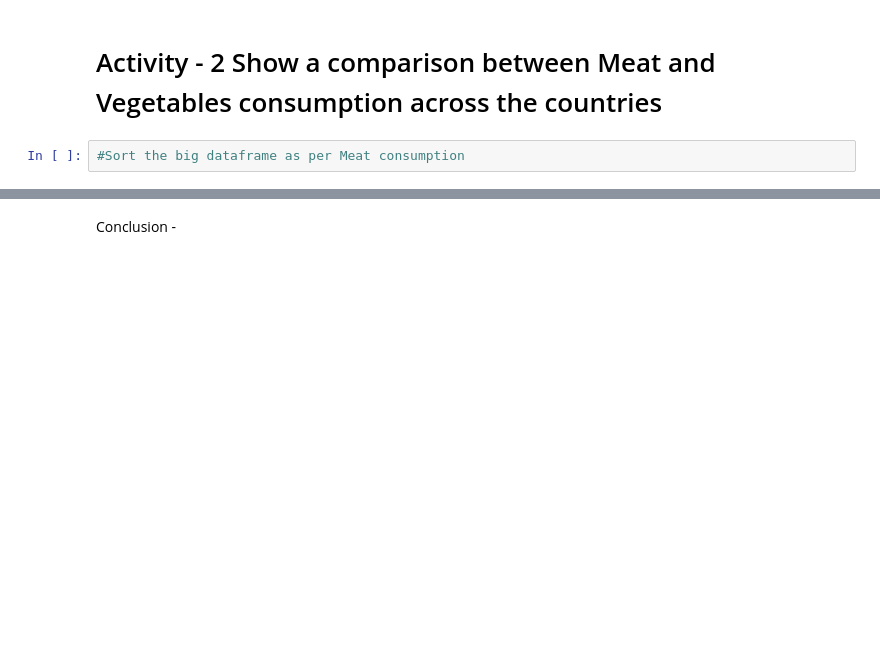
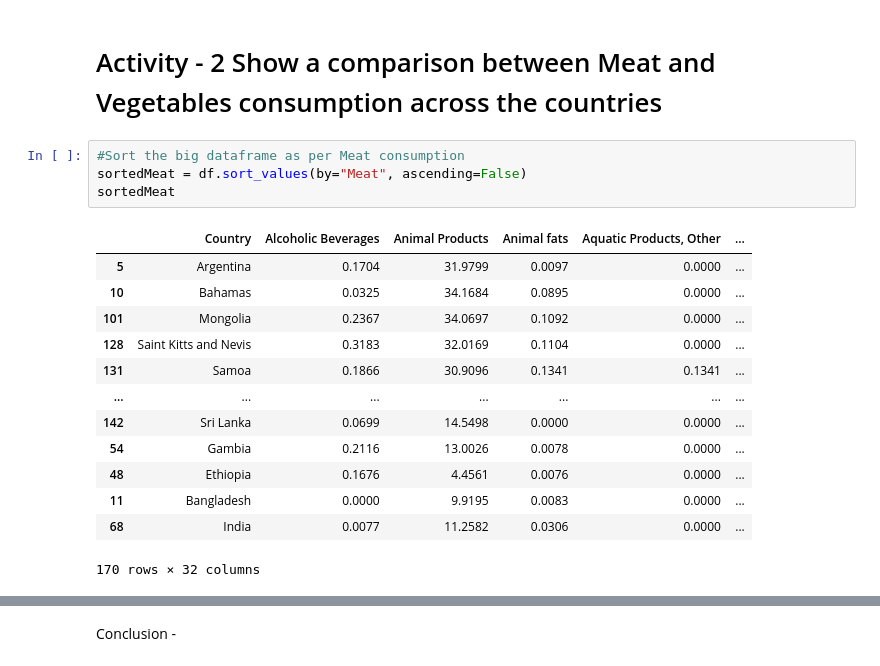
Before and after one commit to traliotube/Whitehat-Python, a Jupyter notebook: ADV-196/Project/C196-student-project.ipynb, the cells around one changed output, grey strips where cells are left out. Saved outputs shown, nothing was run; the diff lists cells and outputs as text; blank space fills up the shorter version.

```diff
--- a/ADV-196/Project/C196-student-project.ipynb
+++ b/ADV-196/Project/C196-student-project.ipynb
@@ -151,5 +151,21 @@ Conclusion -
 # Activity - 2 Show a comparison between Meat and Vegetables consumption across the countries
 # %%
 #Sort the big dataframe as per Meat consumption
+sortedMeat = df.sort_values(by="Meat", ascending=False)
+sortedMeat
+# %% [output]
+|  | Country | Alcoholic Beverages | Animal Products | Animal fats | Aquatic Products, Other | ... |
+| 5 | Argentina | 0.1704 | 31.9799 | 0.0097 | 0.0000 | ... |
+| 10 | Bahamas | 0.0325 | 34.1684 | 0.0895 | 0.0000 | ... |
+| 101 | Mongolia | 0.2367 | 34.0697 | 0.1092 | 0.0000 | ... |
+| 128 | Saint Kitts and Nevis | 0.3183 | 32.0169 | 0.1104 | 0.0000 | ... |
+| 131 | Samoa | 0.1866 | 30.9096 | 0.1341 | 0.1341 | ... |
+| ... | ... | ... | ... | ... | ... | ... |
+| 142 | Sri Lanka | 0.0699 | 14.5498 | 0.0000 | 0.0000 | ... |
+| 54 | Gambia | 0.2116 | 13.0026 | 0.0078 | 0.0000 | ... |
+| 48 | Ethiopia | 0.1676 | 4.4561 | 0.0076 | 0.0000 | ... |
+| 11 | Bangladesh | 0.0000 | 9.9195 | 0.0083 | 0.0000 | ... |
+| 68 | India | 0.0077 | 11.2582 | 0.0306 | 0.0000 | ... |
+170 rows × 32 columns
 # %%
 #Sort the big dataframe as per Vegetables consumption
```
Also changed, not shown: parts of 3 cells of this notebook.
